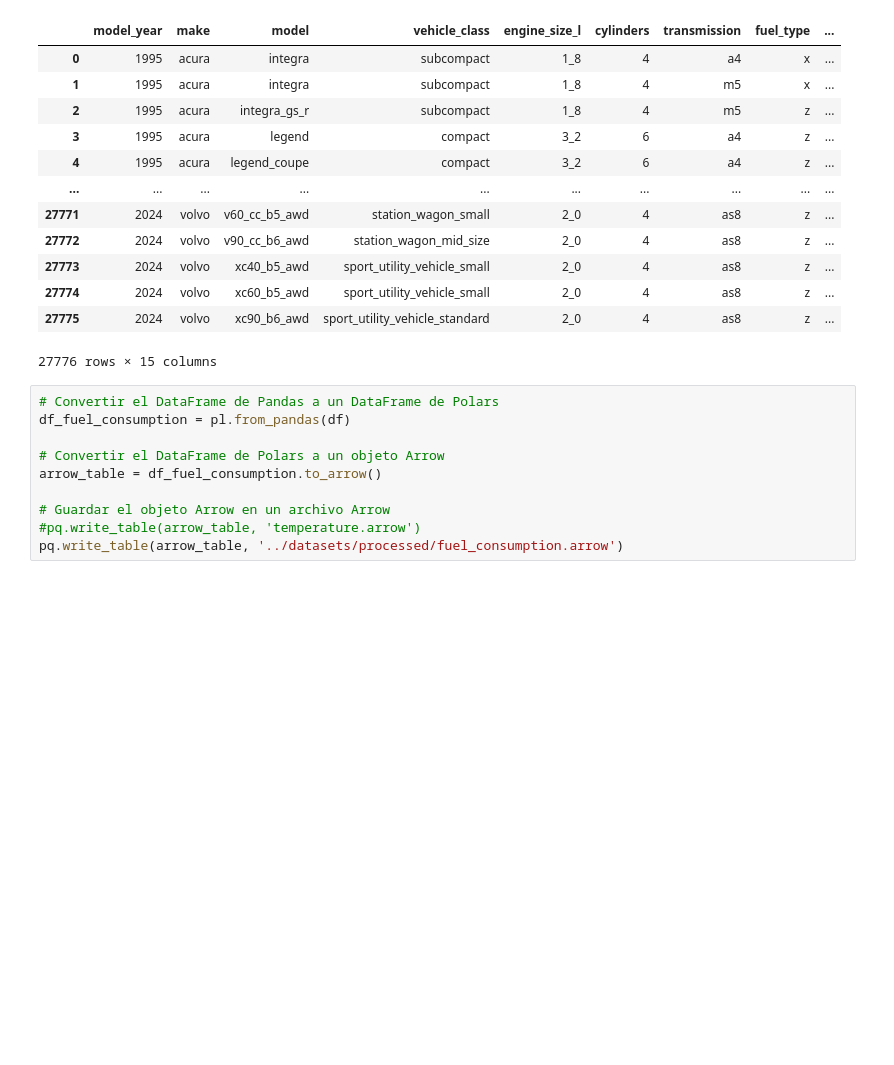
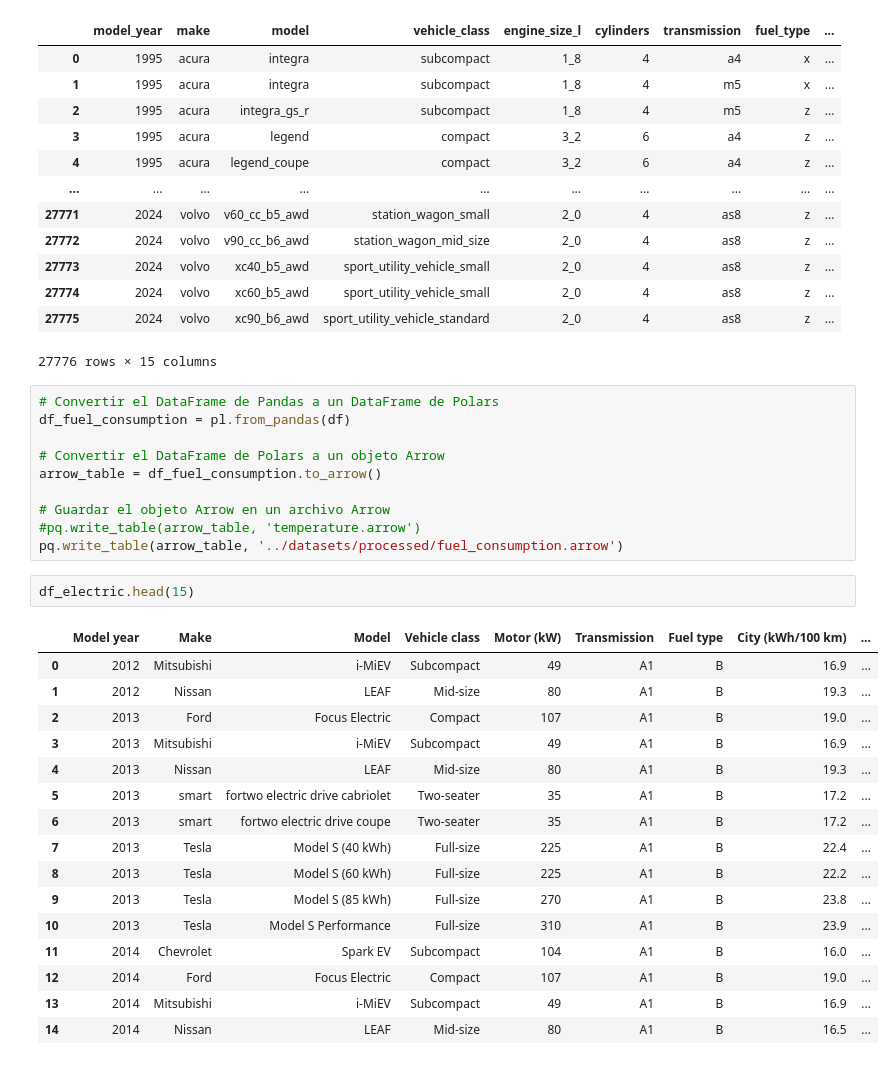
Before and after one commit to clblommberg/MVP_ML_TransporteNY, a Jupyter notebook: notebooks/01_Scraping.ipynb, the cells around one changed output. Drawn from its saved outputs; the diff is of its cells as text; blank space fills up the shorter version.

```diff
--- a/notebooks/01_Scraping.ipynb
+++ b/notebooks/01_Scraping.ipynb
@@ -1210,3 +1192,22 @@ arrow_table = df_fuel_consumption.to_arrow()
 # Guardar el objeto Arrow en un archivo Arrow
 #pq.write_table(arrow_table, 'temperature.arrow')
 pq.write_table(arrow_table, '../datasets/processed/fuel_consumption.arrow')
+# %%
+df_electric.head(15)
+# %% [output]
+|  | Model year | Make | Model | Vehicle class | Motor (kW) | Transmission | Fuel type | City (kWh/100 km) | ... |
+| 0 | 2012 | Mitsubishi | i-MiEV | Subcompact | 49 | A1 | B | 16.9 | ... |
+| 1 | 2012 | Nissan | LEAF | Mid-size | 80 | A1 | B | 19.3 | ... |
+| 2 | 2013 | Ford | Focus Electric | Compact | 107 | A1 | B | 19.0 | ... |
+| 3 | 2013 | Mitsubishi | i-MiEV | Subcompact | 49 | A1 | B | 16.9 | ... |
+| 4 | 2013 | Nissan | LEAF | Mid-size | 80 | A1 | B | 19.3 | ... |
+| 5 | 2013 | smart | fortwo electric drive cabriolet | Two-seater | 35 | A1 | B | 17.2 | ... |
+| 6 | 2013 | smart | fortwo electric drive coupe | Two-seater | 35 | A1 | B | 17.2 | ... |
+| 7 | 2013 | Tesla | Model S (40 kWh) | Full-size | 225 | A1 | B | 22.4 | ... |
+| 8 | 2013 | Tesla | Model S (60 kWh) | Full-size | 225 | A1 | B | 22.2 | ... |
+| 9 | 2013 | Tesla | Model S (85 kWh) | Full-size | 270 | A1 | B | 23.8 | ... |
+| 10 | 2013 | Tesla | Model S Performance | Full-size | 310 | A1 | B | 23.9 | ... |
+| 11 | 2014 | Chevrolet | Spark EV | Subcompact | 104 | A1 | B | 16.0 | ... |
+| 12 | 2014 | Ford | Focus Electric | Compact | 107 | A1 | B | 19.0 | ... |
+| 13 | 2014 | Mitsubishi | i-MiEV | Subcompact | 49 | A1 | B | 16.9 | ... |
+| 14 | 2014 | Nissan | LEAF | Mid-size | 80 | A1 | B | 16.5 | ... |
```
Also changed, not shown: parts of 4 cells of this notebook, 18 other files.
